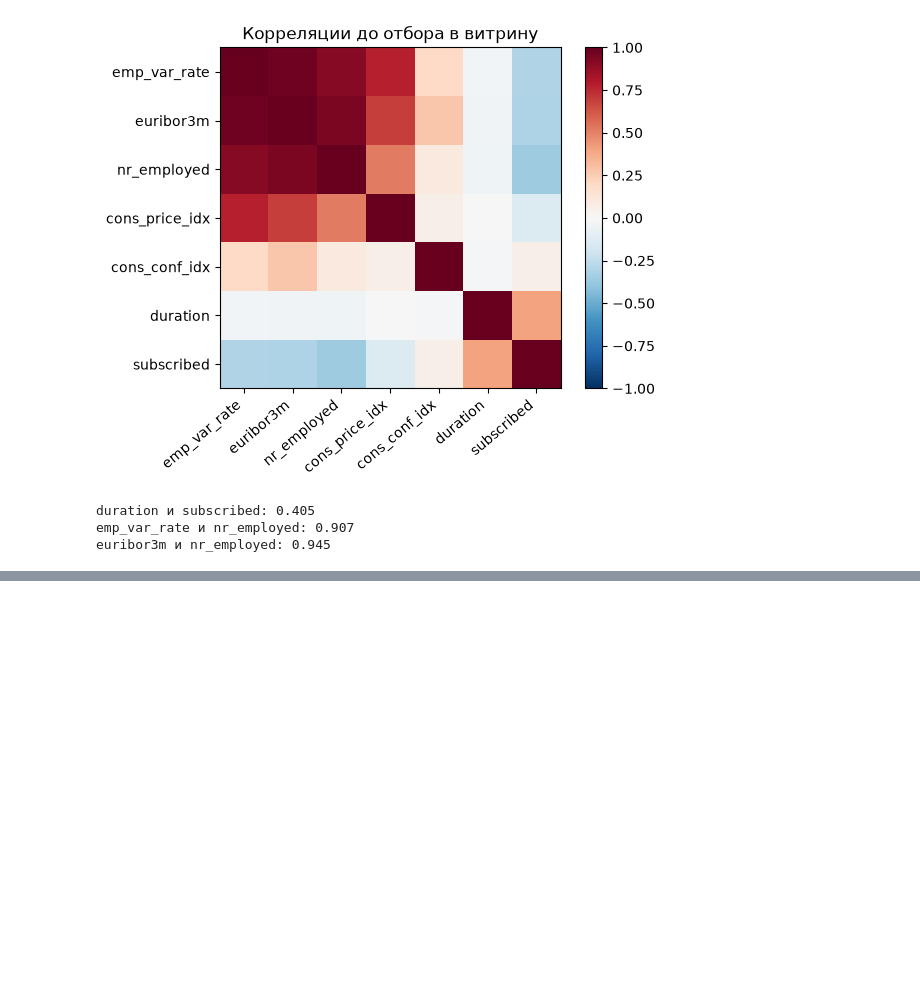
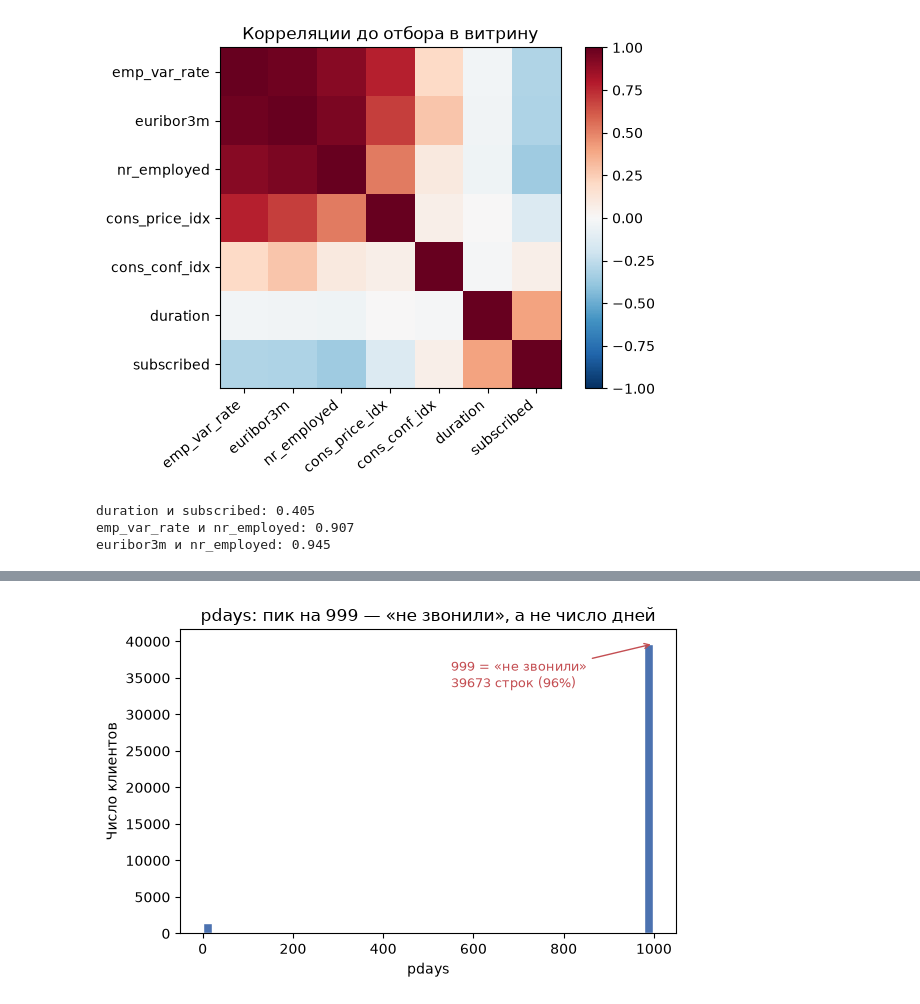
Before and after one commit to florenskaial118/bank-deposit-profit-ml, a Jupyter notebook: notebooks/01_EDA.ipynb, the cells around one changed output, grey strips where cells are left out. Saved outputs shown, nothing was run; the diff lists cells and outputs as text; code cells hidden in the pictures; blank space fills up the shorter version.

```diff
--- a/notebooks/01_EDA.ipynb
+++ b/notebooks/01_EDA.ipynb
@@ -2,9 +10,15 @@
 from pathlib import Path
 
 import matplotlib.pyplot as plt
+import numpy as np
 import pandas as pd
 import seaborn as sns
-import numpy as np
+
+IMAGES = Path("../images")
+IMAGES.mkdir(parents=True, exist_ok=True)
+
+pd.set_option("display.width", 120)
+pd.set_option("display.max_columns", 30)
 
 csv_path = Path("../../ML_HSE/bank_pet_project/bank-additional/bank-additional-full.csv")
 
@@ -17,5 +31,7 @@ raw = raw.rename(columns={
     "default": "credit_default",
 })
 raw["subscribed"] = raw["y"].astype(str).str.lower().isin(["yes", "1", "true"]).astype(int)
-print(raw.shape)
+
+print(f"Строк: {raw.shape[0]}, колонок: {raw.shape[1]}")
+print(f"Пропусков всего: {raw.isna().sum().sum()}")
 # %% [output]
@@ -96,0 +109,22 @@ euribor3m и nr_employed: 0.945
+# %%
+import matplotlib.pyplot as plt
+
+fig, ax = plt.subplots(figsize=(6, 4))
+
+ax.hist(raw["pdays"], bins=50, color="#4C72B0", edgecolor="white")
+ax.set_xlabel("pdays")
+ax.set_ylabel("Число клиентов")
+ax.set_title("pdays: пик на 999 — «не звонили», а не число дней")
+
+n999 = (raw["pdays"] == 999).sum()
+share = n999 / len(raw) * 100
+ax.annotate(f"999 = «не звонили»\n{n999} строк ({share:.0f}%)",
+            xy=(999, n999), xytext=(550, n999 * 0.85),
+            fontsize=9, color="#C44E52",
+            arrowprops=dict(arrowstyle="->", color="#C44E52"))
+
+fig.tight_layout()
+fig.savefig(IMAGES / "pdays_problem_raw.png", dpi=150, bbox_inches="tight")
+plt.show()
+# %% [output]
+[figure, added]
```
Also changed, not shown: parts of 7 cells of this notebook, 1 other file.
